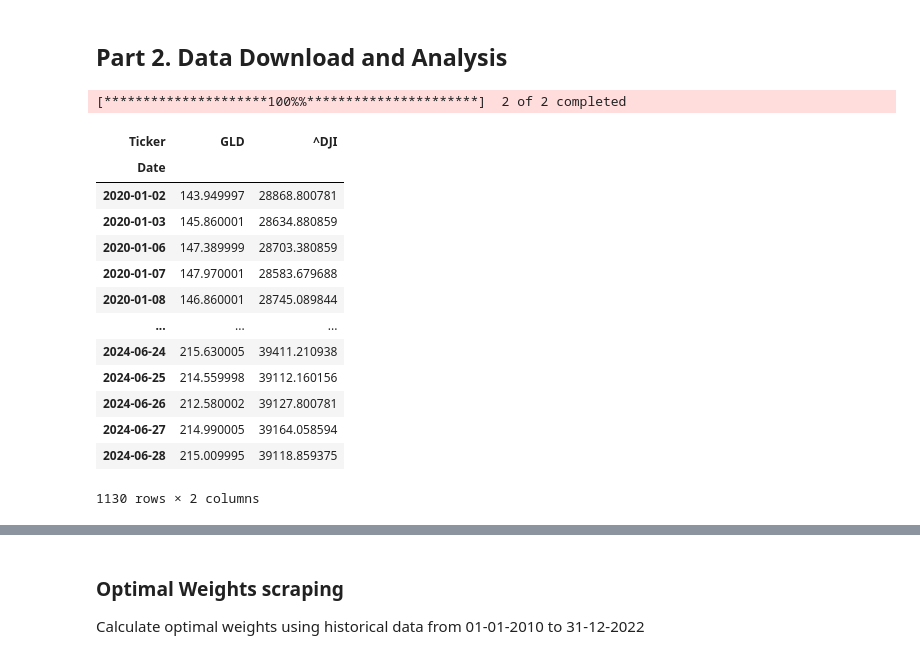
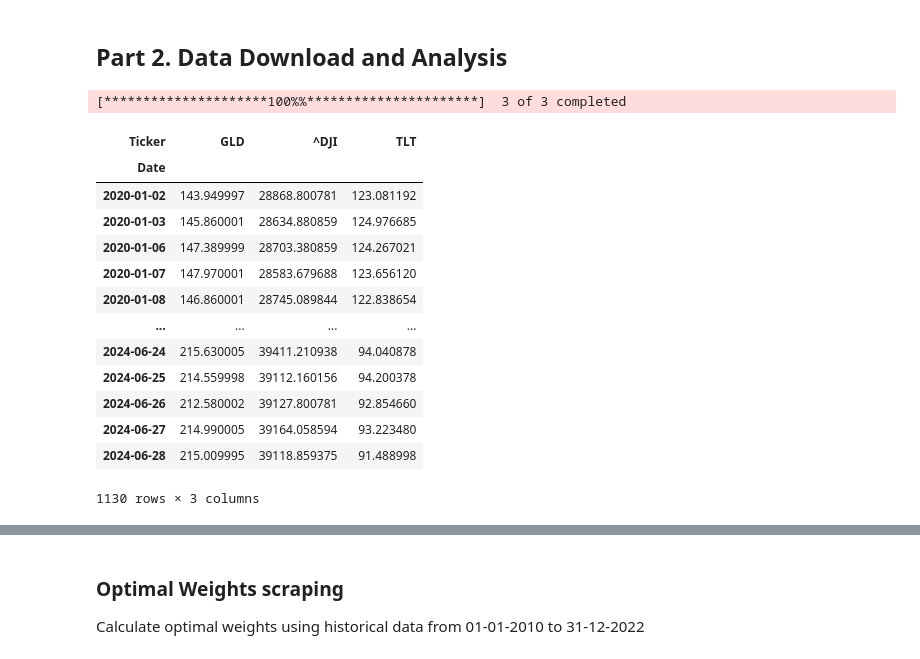
Before and after one commit to Axelio-Alison/first-child, a Jupyter notebook: Jupyter/first_child.ipynb, the cells around one changed output, grey strips where cells are left out. Drawn from its saved outputs; the diff is of its cells as text; code cells hidden in the pictures.

```diff
--- a/Jupyter/first_child.ipynb
+++ b/Jupyter/first_child.ipynb
@@ -18,30 +19,30 @@ import agents, environment
 # %%
 from datetime import datetime, timedelta
 
-tickers = ['^DJI', 'GLD']
+tickers = ['^DJI', 'GLD', 'TLT']
 
 start_date = '2020-01-01'
 end_date = '2024-06-30'
 #end_date = (datetime.now() - timedelta(1)).strftime('%Y-%m-%d')
 
 
 data = yf.download(tickers, start = start_date, end = end_date, group_by= 'ticker')
 adjc = data.iloc[:, data.columns.get_level_values(1) == 'Adj Close'].droplevel(1, axis = 1)
 
 adjc
 # %% [output]
-[*********************100%%**********************]  2 of 2 completed
+[*********************100%%**********************]  3 of 3 completed
-| Ticker | GLD | ^DJI |
-| Date |  |  |
-| 2020-01-02 | 143.949997 | 28868.800781 |
-| 2020-01-03 | 145.860001 | 28634.880859 |
-| 2020-01-06 | 147.389999 | 28703.380859 |
-| 2020-01-07 | 147.970001 | 28583.679688 |
-| 2020-01-08 | 146.860001 | 28745.089844 |
-| ... | ... | ... |
-| 2024-06-24 | 215.630005 | 39411.210938 |
-| 2024-06-25 | 214.559998 | 39112.160156 |
-| 2024-06-26 | 212.580002 | 39127.800781 |
-| 2024-06-27 | 214.990005 | 39164.058594 |
-| 2024-06-28 | 215.009995 | 39118.859375 |
+| Ticker | GLD | ^DJI | TLT |
+| Date |  |  |  |
+| 2020-01-02 | 143.949997 | 28868.800781 | 123.081192 |
+| 2020-01-03 | 145.860001 | 28634.880859 | 124.976685 |
+| 2020-01-06 | 147.389999 | 28703.380859 | 124.267021 |
+| 2020-01-07 | 147.970001 | 28583.679688 | 123.656120 |
+| 2020-01-08 | 146.860001 | 28745.089844 | 122.838654 |
+| ... | ... | ... | ... |
+| 2024-06-24 | 215.630005 | 39411.210938 | 94.040878 |
+| 2024-06-25 | 214.559998 | 39112.160156 | 94.200378 |
+| 2024-06-26 | 212.580002 | 39127.800781 | 92.854660 |
+| 2024-06-27 | 214.990005 | 39164.058594 | 93.223480 |
+| 2024-06-28 | 215.009995 | 39118.859375 | 91.488998 |
-1130 rows × 2 columns
+1130 rows × 3 columns
```
Also changed, not shown: parts of 17 cells of this notebook, 4 other files.
